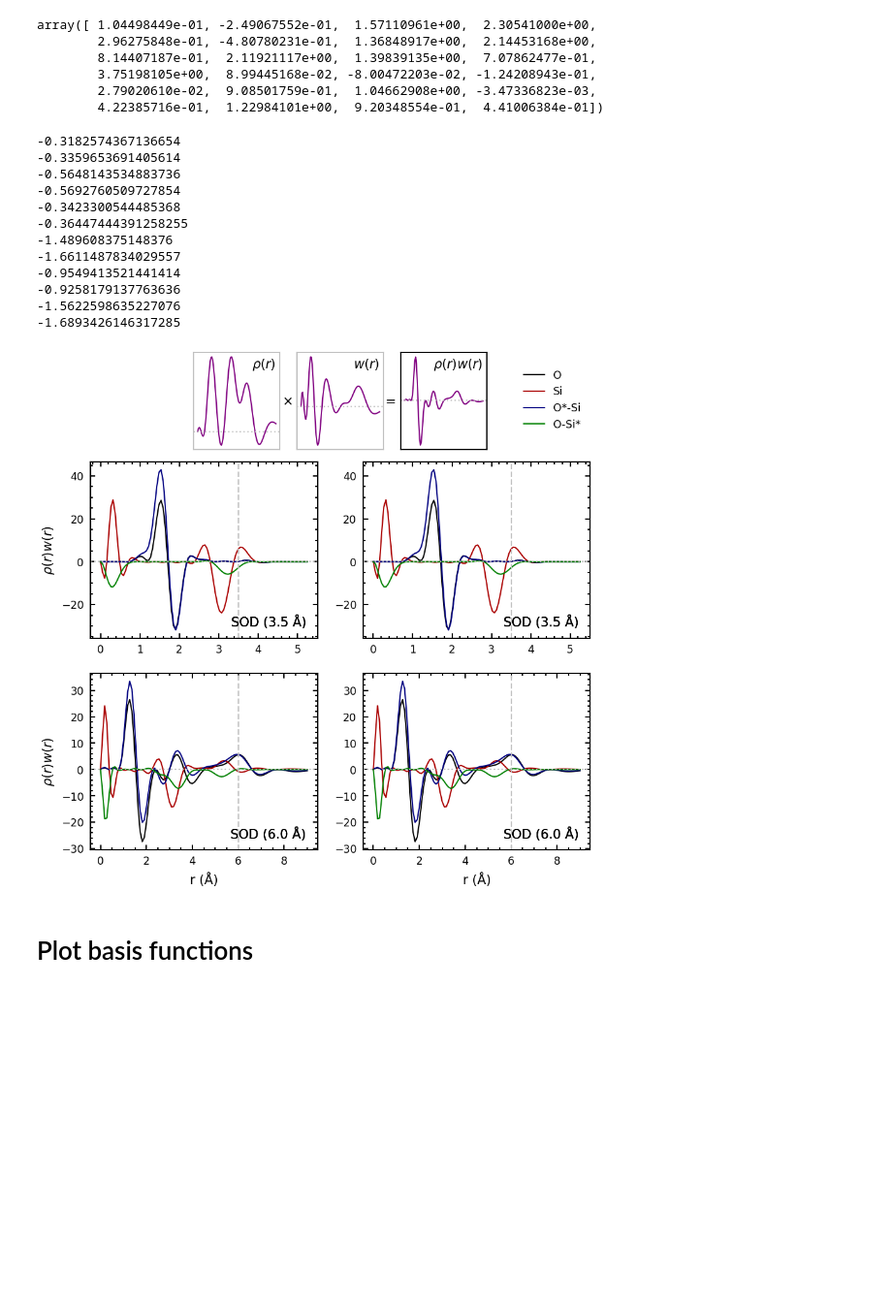
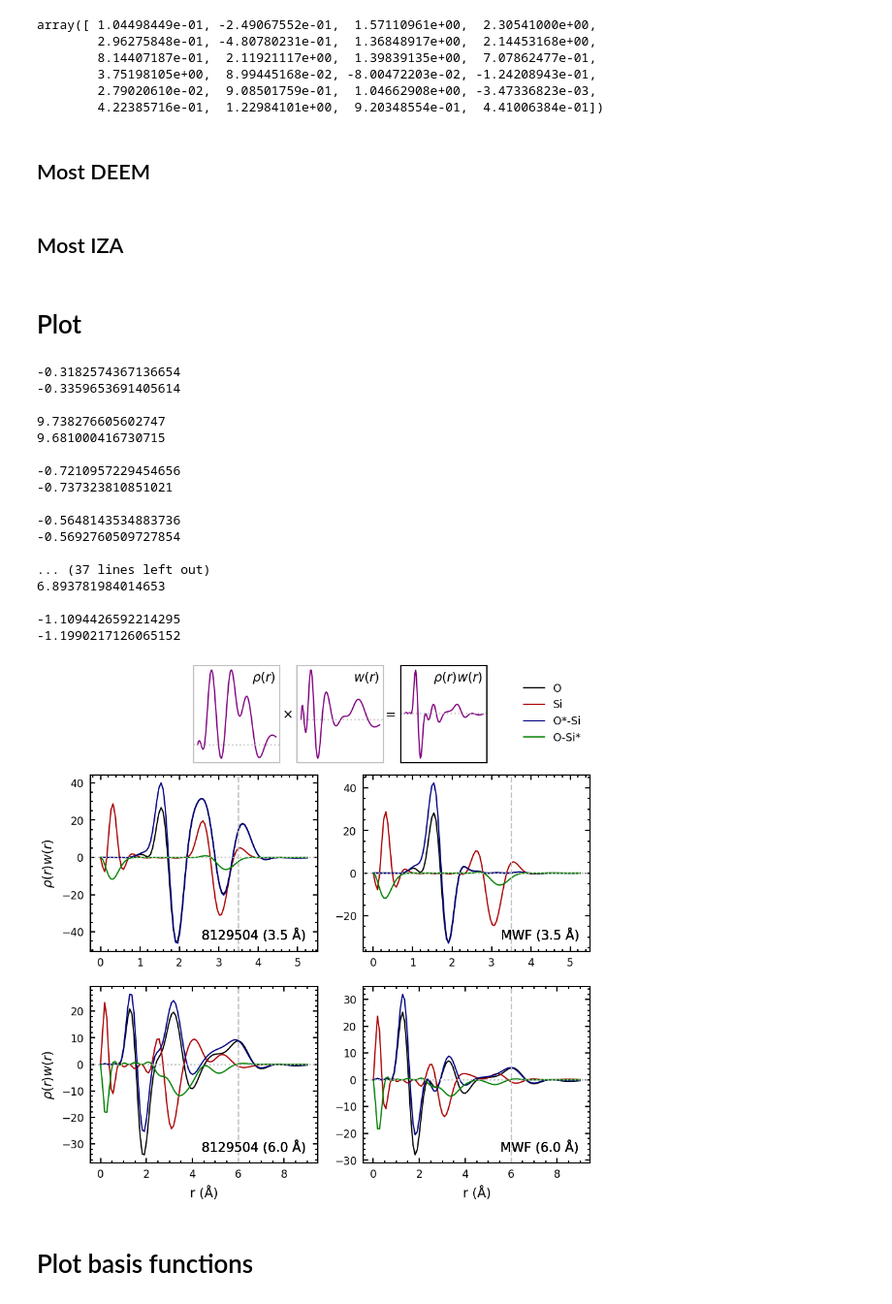
Before and after one commit to bhelfrecht/zeolites_iza-deem, a Jupyter notebook: Scripts/Analysis/soap_density_analysis.ipynb, the cells around one changed output. Shown at 97% size. Drawn from its saved outputs; the diff is of its cells as text; code cells hidden in the pictures; blank space fills up the shorter version.

Commit message:
Add IZA and DEEM examples to the radial SOAP density plots

```diff
--- a/Scripts/Analysis/soap_density_analysis.ipynb
+++ b/Scripts/Analysis/soap_density_analysis.ipynb
@@ -316,6 +323,8 @@ RWY = np.nonzero(cantons_iza == 4)[0][0]
 # %%
 # Load structure
 sod = read('../../Raw_Data/SOD/sodalite.xyz', index=':')
+deem_ex = [read('../../Raw_Data/DEEM_330k/XYZ/DEEM_331172.xyz', index=deem_idx)] # Need as list
+iza_ex = [read('../../Raw_Data/GULP/IZA_226/Final_Confs.xyz', index=iza_idx)]
 # %% [markdown]
 ## Power spectrum
 # %%
@@ -399,7 +408,7 @@ for cutoff in cutoffs:
             #for n_cantons in (2, 4):
             for n_cantons in [2]:
 
-                output = f'../../Results/{cutoff}/real_space_overlap_{n_cantons}-class_{spectrum_type}_{group_name}'
+                output = f'../../Results/{cutoff}/real_space_overlap_{cutoff}_{n_cantons}-class_{spectrum_type}_{group_name}'
 
                 weights_dir = f'{linear_dir}/{n_cantons}-Class/{spectrum_name}/{group_name}'
                 weights_file = f'{weights_dir}/real_space_svc_weights.hdf5'
@@ -437,3 +448,5 @@ group_names = {'power': ['OO', 'OSi', 'SiSi'],
+# %%
+soaps_scale = {}
 # %%
 soaps_sod = {}
 soaps_sod_raw = {}
@@ -467,11 +480,11 @@ for cutoff in cutoffs:
     soaps_iza = np.delete(soaps_iza, RWY, axis=0)
 
     # Scale SOAPs to be compatible with the weights
-    soaps_scale = np.std(np.concatenate((soaps_iza[idxs_iza_train], soaps_deem[idxs_deem_train])))
+    soaps_scale[cutoff] = np.std(np.concatenate((soaps_iza[idxs_iza_train], soaps_deem[idxs_deem_train])))
 
     soaps_sod[cutoff] = soaps_iza[189].copy() # Try this? The SOD soap vectors don't seem to be consistent
 
-    soaps_sod[cutoff] /= soaps_scale
+    soaps_sod[cutoff] /= soaps_scale[cutoff]
     soaps_sod_raw[cutoff] = soaps_sod[cutoff].copy()
 
     soaps_sod[cutoff] = reshape_soaps(
@@ -502,3 +515,5 @@ array([ 1.04498449e-01, -2.49067552e-01,  1.57110961e+00,  2.30541000e+00,
         3.75198105e+00,  8.99445168e-02, -8.00472203e-02, -1.24208943e-01,
         2.79020610e-02,  9.08501759e-01,  1.04662908e+00, -3.47336823e-03,
         4.22385716e-01,  1.22984101e+00,  9.20348554e-01,  4.41006384e-01])
+# %% [markdown]
+## Most DEEM
@@ -504,0 +560,2 @@ array([ 1.04498449e-01, -2.49067552e-01,  1.57110961e+00,  2.30541000e+00,
+# %% [markdown]
+## Most IZA
@@ -505,3 +603,5 @@ array([ 1.04498449e-01, -2.49067552e-01,  1.57110961e+00,  2.30541000e+00,
+# %% [markdown]
+# Plot
 # %%
 fig = plt.figure(figsize=(7.0, 7.0))
 n_cols = 2
@@ -531,8 +631,12 @@ for cdx, cutoff in enumerate(cutoffs):
         n_species_plot = group_name.count('+') + 1
         if n_species_plot > 1:
             partial_density_sod = density_sod[cutoff][:]
+            partial_density_deem = density_deem_ex[cutoff][:]
+            partial_density_iza = density_iza_ex[cutoff][:]
         else:
             partial_density_sod = density_sod[cutoff][:, gdx, ...]
+            partial_density_deem = density_deem_ex[cutoff][:, gdx, ...]
+            partial_density_iza = density_iza_ex[cutoff][:, gdx, ...]
 
         n_features = len(soaps_sod_raw[cutoff])
 
@@ -564,15 +668,19 @@ for cdx, cutoff in enumerate(cutoffs):
             intercept = load_json(f'{weights_dir}/svc.json', array_convert=True)['intercept_'][0]
 
             # Check that "real space" and "Fourier space" decision function values are (roughly) equal
-            print(np.sum(weights * partial_density_sod) * np.diff(r_grid[cutoff])[0] + intercept)
-            print(np.dot(soaps_sod_raw[cutoff][fdxs], full_weights) + intercept)
+            for partial_density, soaps in zip((partial_density_sod, partial_density_deem, partial_density_iza),
+                                             (soaps_sod_raw, soaps_deem_ex_raw, soaps_iza_ex_raw)):
+                print(np.sum(weights * partial_density) * np.diff(r_grid[cutoff])[0] + intercept)
+                print(np.dot(soaps[cutoff][fdxs], full_weights) + intercept)
+                print('')
 
             # Make the radial plot
             group_title = '-'.join(re.findall('[A-Z][a-z]*', group_name))
             species_txt = group_name.split('+')
             w = weights.squeeze()
 
-            for ddx, (density, code) in enumerate(zip([partial_density_sod, partial_density_sod], ['SOD', 'SOD'])):
+            for ddx, (density, code) in enumerate(zip([partial_density_deem, partial_density_iza],
+                                                      [f'{deem_idx + 8000001}', f'{codes_iza[iza_idx][0:3]}'])):
                 axs = data_axes[cdx, ddx]
                 pds = density.squeeze()
 
@@ -613,42 +721,50 @@ for cdx, cutoff in enumerate(cutoffs):
                     )
                     axs.axhline(0.0, color=color_list[9], linestyle=':')
                     axs.text(0.95, 0.95, label,
                         horizontalalignment='right', verticalalignment='top',
                         transform=axs.transAxes
                     )
 
                     if idx == 1:
                         axs.set_ylabel(
                             r'$\times$', rotation='horizontal',
                             horizontalalignment='right', verticalalignment='center'
                         )
                     elif idx == 2:
                         axs.set_ylabel(
                             r'$=$', rotation='horizontal',
                             horizontalalignment='right', verticalalignment='center'
                         )
 
                     # Fade the frame
                     if idx < 2:
                         for edge in ['top', 'bottom', 'left', 'right']:
                             axs.spines[edge].set_color(color_list[9])
 
 data_axes[0, -1].legend(loc='center right', bbox_to_anchor=(1.0, 1.35))
+
+fig.savefig('../../Results/real_space_overlap_2-class_radial.pdf', bbox_inches='tight')
+
 plt.show()
 # %% [output]
 -0.3182574367136654
 -0.3359653691405614
+
+9.738276605602747
+9.681000416730715
+
+-0.7210957229454656
+-0.737323810851021
+
 -0.5648143534883736
 -0.5692760509727854
--0.3423300544485368
--0.36447444391258255
--1.489608375148376
--1.6611487834029557
--0.9549413521441414
--0.9258179137763636
--1.5622598635227076
--1.6893426146317285
+
+... (37 lines left out)
+6.893781984014653
+
+-1.1094426592214295
+-1.1990217126065152
-[figure, old version]
+[figure, new version]
 # %% [markdown]
 # Plot basis functions
 # %%
```
Also changed, not shown: parts of 11 cells of this notebook.
